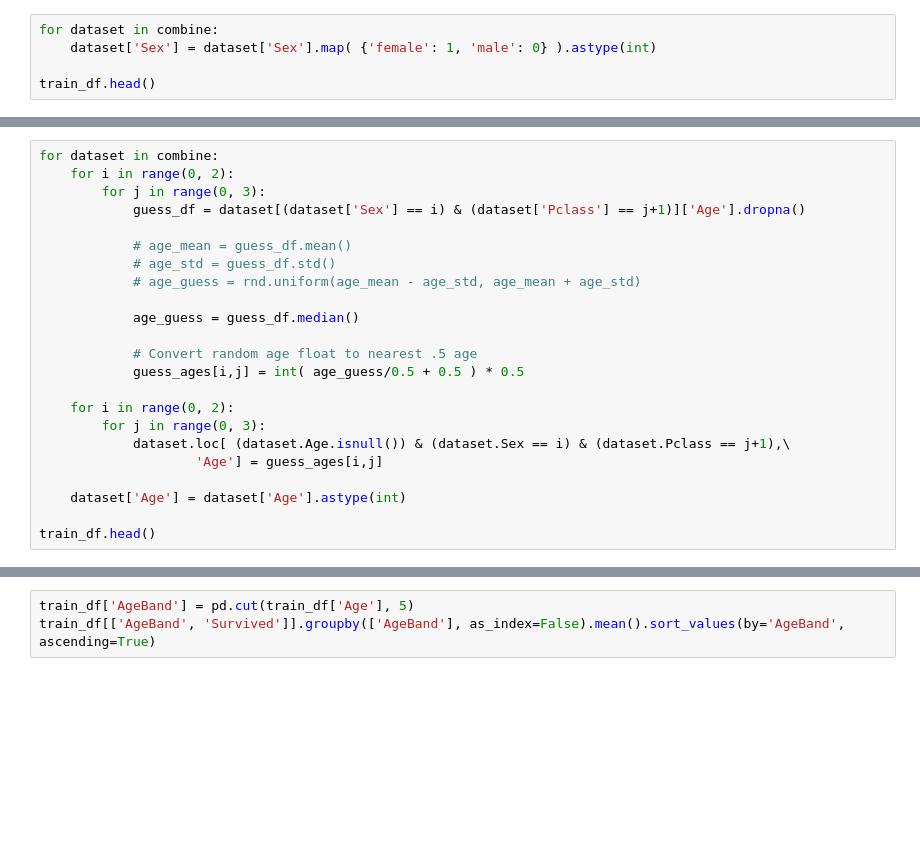
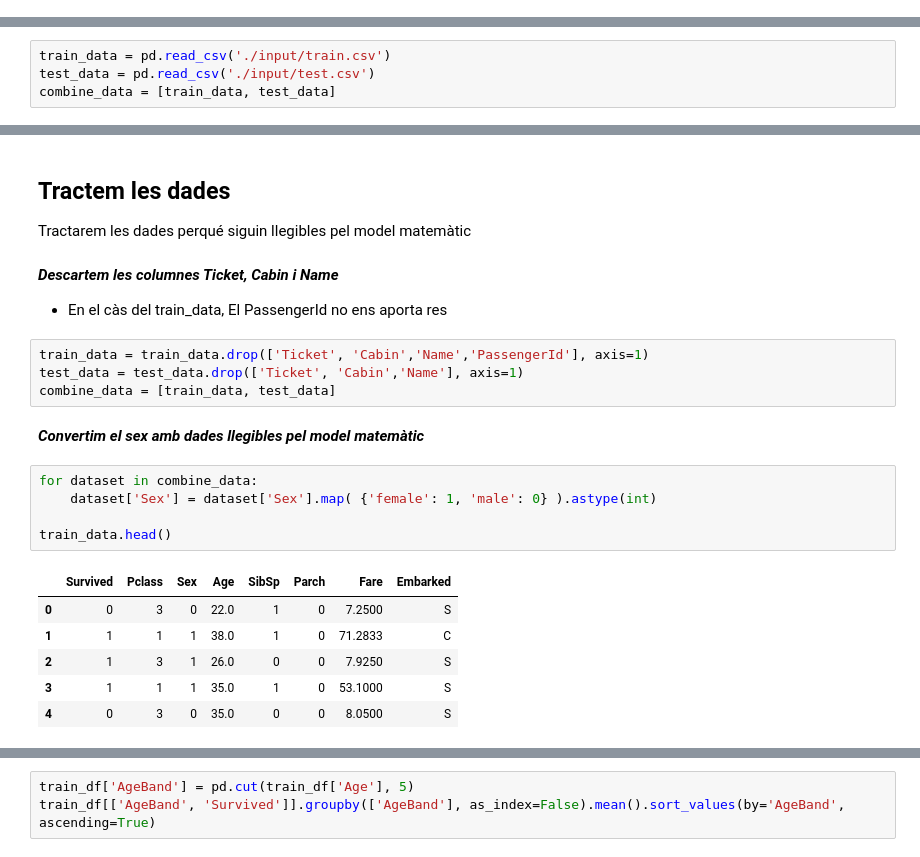
Before and after one commit to sergiger/titanicMachineLearning, a Jupyter notebook: Titanic.ipynb, the cells around one changed output, grey strips where cells are left out. Cells and saved outputs as stored; diff of their text form; blank space fills up the shorter version.

```diff
--- a/Titanic.ipynb
+++ b/Titanic.ipynb
@@ -372,5 +0,0 @@ Starting by converting Sex feature to a new feature called Gender where female=1
-# %%
-for dataset in combine:
-    dataset['Sex'] = dataset['Sex'].map( {'female': 1, 'male': 0} ).astype(int)
-
-train_df.head()
@@ -408,23 +0,0 @@ Now iterating over Sex (0 or 1) and Pclass (1, 2, 3) to calculate guessed values
-# %%
-for dataset in combine:
-    for i in range(0, 2):
-        for j in range(0, 3):
-            guess_df = dataset[(dataset['Sex'] == i) & (dataset['Pclass'] == j+1)]['Age'].dropna()
-
-            # age_mean = guess_df.mean()
-            # age_std = guess_df.std()
-            # age_guess = rnd.uniform(age_mean - age_std, age_mean + age_std)
-
-            age_guess = guess_df.median()
-
-            # Convert random age float to nearest .5 age
-            guess_ages[i,j] = int( age_guess/0.5 + 0.5 ) * 0.5
-
-    for i in range(0, 2):
-        for j in range(0, 3):
-            dataset.loc[ (dataset.Age.isnull()) & (dataset.Sex == i) & (dataset.Pclass == j+1),\
-                    'Age'] = guess_ages[i,j]
-
-    dataset['Age'] = dataset['Age'].astype(int)
-
-train_df.head()
@@ -439,0 +24,4 @@ Let us create Age bands and determine correlations with Survived.
+# %%
+train_data = pd.read_csv('./input/train.csv')
+test_data = pd.read_csv('./input/test.csv')
+combine_data = [train_data, test_data]
@@ -439,0 +148,25 @@ Let us create Age bands and determine correlations with Survived.
+# %% [markdown]
+## Tractem les dades
+
+Tractarem les dades perqué siguin llegibles pel model matemàtic
+# %% [markdown]
+***Descartem les columnes Ticket, Cabin i Name***
+- En el càs del train_data, El PassengerId no ens aporta res
+# %%
+train_data = train_data.drop(['Ticket', 'Cabin','Name','PassengerId'], axis=1)
+test_data = test_data.drop(['Ticket', 'Cabin','Name'], axis=1)
+combine_data = [train_data, test_data]
+# %% [markdown]
+***Convertim el sex amb dades llegibles pel model matemàtic***
+# %%
+for dataset in combine_data:
+    dataset['Sex'] = dataset['Sex'].map( {'female': 1, 'male': 0} ).astype(int)
+
+train_data.head()
+# %% [output]
+|  | Survived | Pclass | Sex | Age | SibSp | Parch | Fare | Embarked |
+| 0 | 0 | 3 | 0 | 22.0 | 1 | 0 | 7.2500 | S |
+| 1 | 1 | 1 | 1 | 38.0 | 1 | 0 | 71.2833 | C |
+| 2 | 1 | 3 | 1 | 26.0 | 0 | 0 | 7.9250 | S |
+| 3 | 1 | 1 | 1 | 35.0 | 1 | 0 | 53.1000 | S |
+| 4 | 0 | 3 | 0 | 35.0 | 0 | 0 | 8.0500 | S |
```
Also changed, not shown: parts of 66 cells of this notebook.
